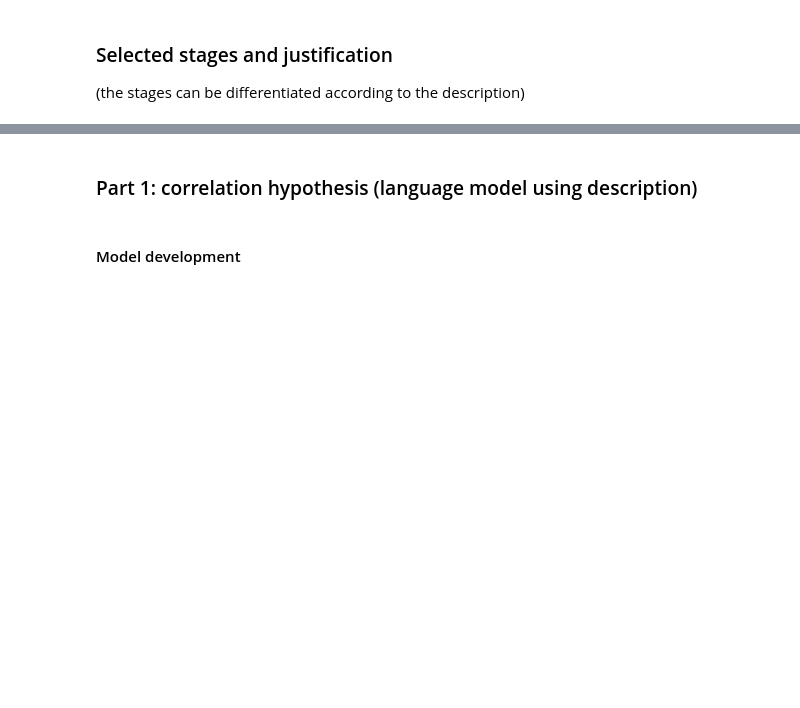
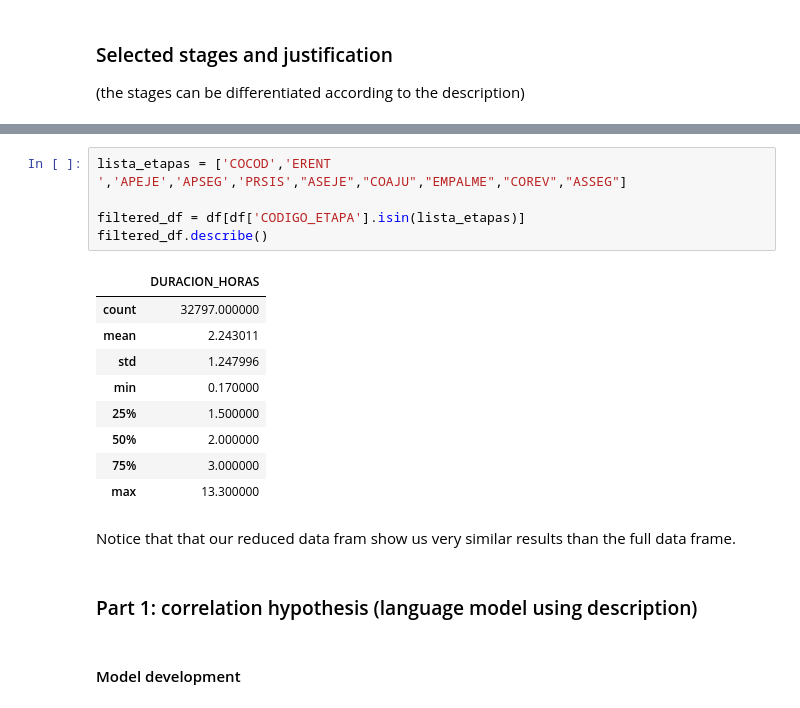
Before and after one commit to jagiraldom/ARES_project, a Jupyter notebook: ARES_project.ipynb, the cells around one changed output, grey strips where cells are left out. Saved outputs shown, nothing was run; the diff lists cells and outputs as text; blank space fills up the shorter version.

```diff
--- a/ARES_project.ipynb
+++ b/ARES_project.ipynb
@@ -18,3 +79,20 @@ import scipy.stats as stats
+# %%
+lista_etapas = ['COCOD','ERENT ','APEJE','APSEG','PRSIS',"ASEJE","COAJU","EMPALME","COREV","ASSEG"]
+
+filtered_df = df[df['CODIGO_ETAPA'].isin(lista_etapas)]
+filtered_df.describe()
+# %% [output]
+|  | DURACION_HORAS |
+| count | 32797.000000 |
+| mean | 2.243011 |
+| std | 1.247996 |
+| min | 0.170000 |
+| 25% | 1.500000 |
+| 50% | 2.000000 |
+| 75% | 3.000000 |
+| max | 13.300000 |
+# %% [markdown]
+Notice that that our reduced data fram show us very similar results than the full data frame.
 # %% [markdown]
 ### Part 1: correlation hypothesis (language model using description)
 # %% [markdown]
```
Also changed, not shown: parts of 9 cells of this notebook.
